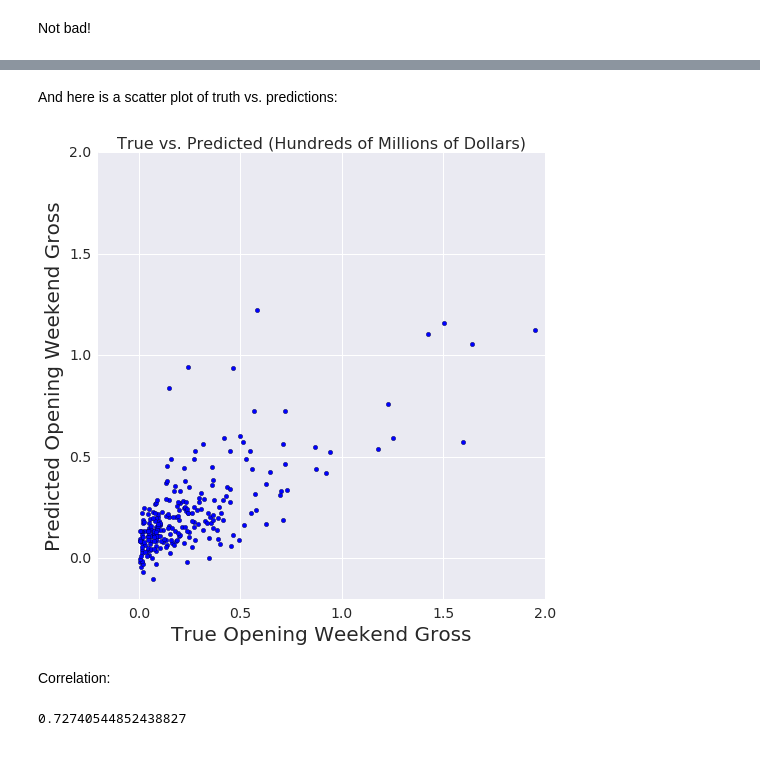
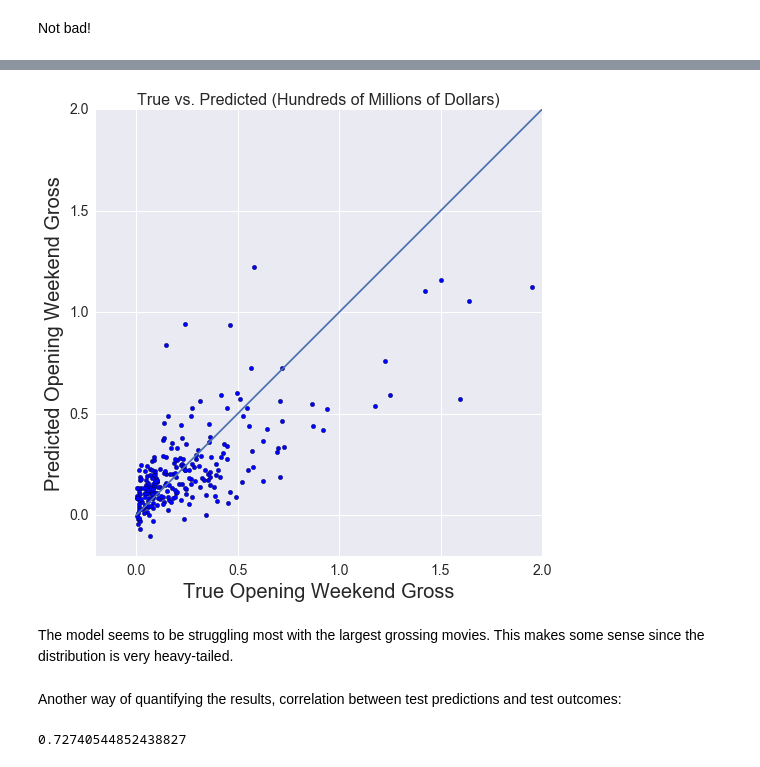
Before and after one commit to adamwlev/adamwlev.github.io, a Jupyter notebook: notebooks/Twitter_Movies3.ipynb, the cells around one changed output, grey strips where cells are left out. Saved outputs shown, nothing was run; the diff lists cells and outputs as text; code cells hidden in the pictures.

```diff
--- a/notebooks/Twitter_Movies3.ipynb
+++ b/notebooks/Twitter_Movies3.ipynb
@@ -377,19 +361,21 @@ ax.tick_params(axis='y', labelsize=16)
-# %% [markdown]
-And here is a scatter plot of truth vs. predictions:
 # %%
+predictions = lcv.predict(X[test_inds])
 fig,ax = plt.subplots(1,1,figsize=(8,8))
 plt.scatter(y_test/1e8,predictions/1e8);
+plt.plot([0,2.0],[0,2.0])
 plt.xlabel('True Opening Weekend Gross',fontsize=20);
 plt.ylabel('Predicted Opening Weekend Gross',fontsize=20);
 plt.xlim(-.2,2);
 plt.ylim(-.2,2);
 plt.title('True vs. Predicted (Hundreds of Millions of Dollars)',fontsize=16);
 ax.tick_params(axis='x', labelsize=14)
 ax.tick_params(axis='y', labelsize=14);
 # %% [output]
-[figure, old version]
+[figure, new version]
-# %% [markdown]
-Correlation:
+# %% [markdown]
+The model seems to be struggling most with the largest grossing movies. This makes some sense since the distribution is very heavy-tailed.
+# %% [markdown]
+Another way of quantifying the results, correlation between test predictions and test outcomes:
 # %%
 np.corrcoef(y_test,predictions)[0,1]
 # %% [output]
```
Also changed, not shown: parts of 4 cells of this notebook, 1 other file.
